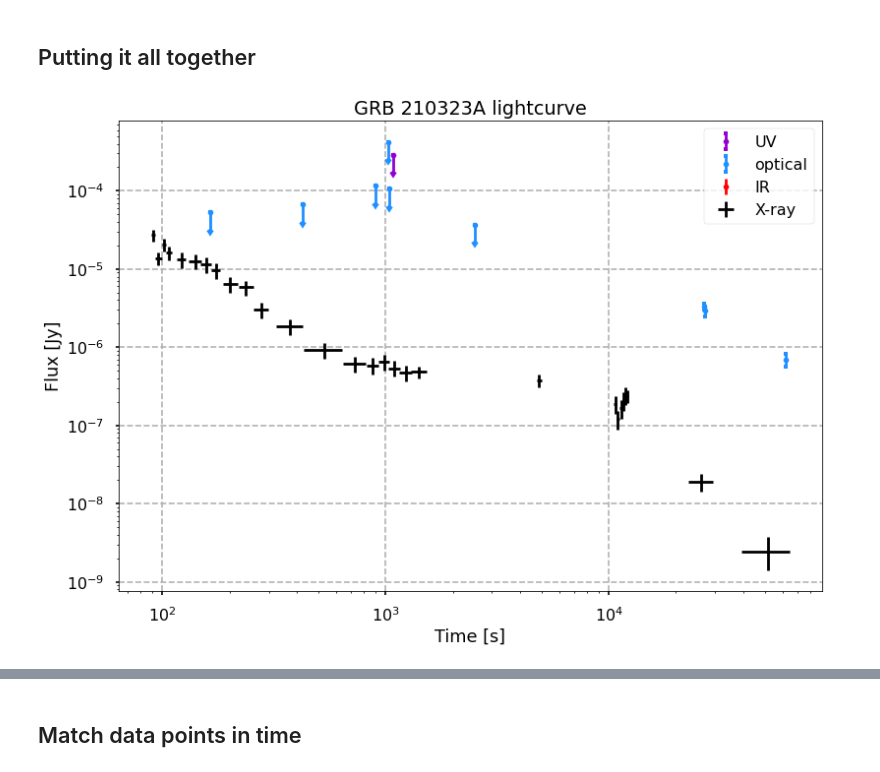
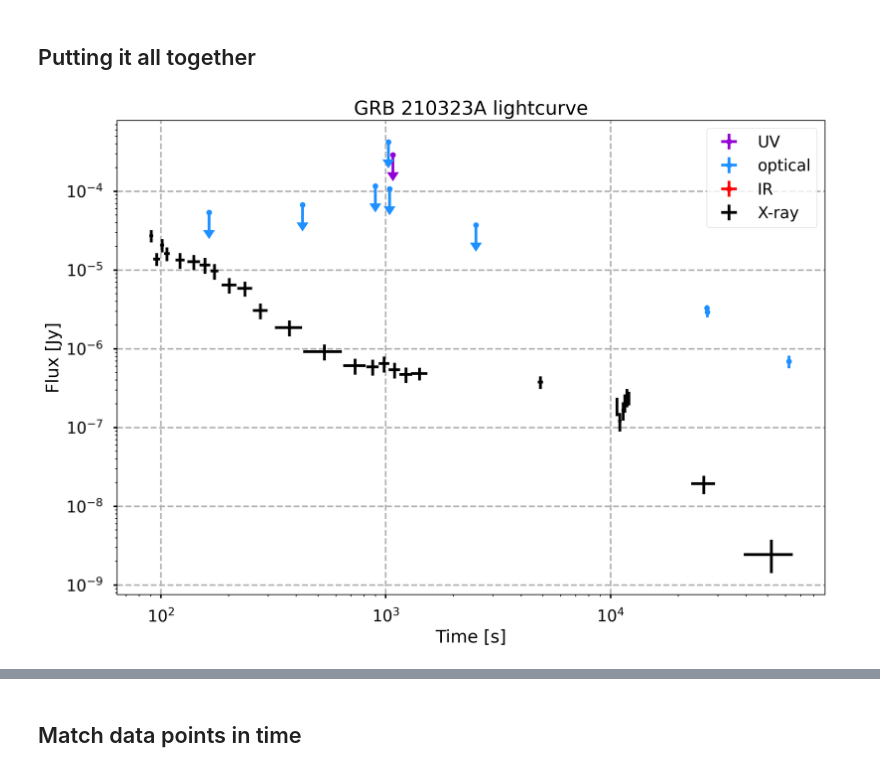
Before and after one commit to cgobat/dark-GRBs, a Jupyter notebook: analysis.ipynb, the cells around one changed output, grey strips where cells are left out. Cells and saved outputs as stored; diff of their text form; code cells hidden in the pictures.

```diff
--- a/analysis.ipynb
+++ b/analysis.ipynb
@@ -141,7 +141,7 @@ new_sGRBs
 # %%
 burst = "160624A"
 fluxdata = XRT_lightcurve(burst,swift)
-Gamma, Gammapos, Gammaneg = get_BetaX(burst,swift)
+Gamma = get_BetaX(burst,swift)
 # %% [output]
 Retrieved 160624A
 # %%
@@ -221,9 +221,9 @@ for i in xrt_data.index:
     grb_id = xrt_data.loc[i,"GRB"]
     if grb_id not in new_sGRBs["GRB"].values:
         continue
-    beta = AsymmetricUncertainty(float(new_sGRBs.loc[new_sGRBs["GRB"]==grb_id,"Beta_X"]),
-                                 float(new_sGRBs.loc[new_sGRBs["GRB"]==grb_id,"Beta_X_pos"]/1.645), # convert 90% conf to 1-sigma
-                                 float(new_sGRBs.loc[new_sGRBs["GRB"]==grb_id,"Beta_X_neg"]/1.645)) # convert 90% conf to 1-sigma
+    beta = AsymmetricUncertainty(float(sGRBs.loc[sGRBs["GRB"]==grb_id,"Beta_X"]),
+                                 float(sGRBs.loc[sGRBs["GRB"]==grb_id,"Beta_X_pos"]/1.645), # convert 90% conf to 1-sigma
+                                 float(sGRBs.loc[sGRBs["GRB"]==grb_id,"Beta_X_neg"]/1.645)) # convert 90% conf to 1-sigma
     B = beta.value
     Fx = AsymmetricUncertainty(xrt_data.loc[i,"Flux"], xrt_data.loc[i,"Fluxpos"], np.abs(xrt_data.loc[i,"Fluxneg"]))
     if B == 1:
@@ -241,12 +241,13 @@ for i in xrt_data.index:
     spectral_flux = AsymmetricUncertainty(result,pos_err,neg_err) # erg/s/cm^2/keV
     spectral_flux *= 1e23/241797944177033445 # convert to Jy
     xrt_data.loc[i,"SpecFlux"] = spectral_flux
-
-for i in XRayData.index: # now add David's old data in the same format
-    GRB = XRayData.loc[i,"GRB"][3:]
-    t = XRayData.loc[i,"Time"]
-    tpos = tneg = XRayData.loc[i,"Exposure"]/2
-    flux = XRayData.loc[i,"F_x"]/1000000 # uJy to Jy
-    fluxpos = fluxneg = XRayData.loc[i,"e_F_x"]/1000000
-    newrow = dict(zip(xrt_data.columns, [t,tpos,tneg,np.nan,np.nan,np.nan,GRB,AsymmetricUncertainty(flux,fluxpos,fluxneg)]))
-    xrt_data = xrt_data.append(newrow, ignore_index=True)
+# %%
+for i in XRayData.index[::-1]: # add David's old data in the same format
+    GRB = XRayData.loc[i,"GRB"][3:]
+    if GRB not in xrt_data["GRB"].tolist():
+        t = XRayData.loc[i,"Time"]
+        tpos = tneg = XRayData.loc[i,"Exposure"]/2
+        flux = XRayData.loc[i,"F_x"]/1000000 # uJy to Jy
+        fluxpos = fluxneg = XRayData.loc[i,"e_F_x"]/1000000
+        newrow = dict(zip(xrt_data.columns, [t,tpos,tneg,np.nan,np.nan,np.nan,GRB,AsymmetricUncertainty(flux,fluxpos,fluxneg)]))
+        xrt_data = xrt_data.append(newrow, ignore_index=True)
@@ -314,34 +333,33 @@ for i in OpticalData.index:
 # %%
 grb = "210323A"
 
-fig, ax = plt.subplots()
+fig, ax = plt.subplots(dpi=300)
 
 subset = all_optical.loc[(all_optical["GRB"]==grb)].copy()
 
 subset.loc[:,"band"] = ["UV" if band<3000 else "IR" if band>8000 else None if pd.isna(band) else "optical" for band in subset["λ_eff"]]
 colors = {"UV":"darkviolet","optical":"dodgerblue","IR":"red"}
 for band,color in colors.items():
     subsubset = subset[subset["band"]==band]
     neg_err = [0.4*flux.value if np.isinf(flux.minus) else flux.minus for flux in subsubset["Flux (Jy)"]]
     pos_err = [0.4*flux.value if np.isinf(flux.plus) else flux.plus for flux in subsubset["Flux (Jy)"]]
     ax.errorbar(subsubset["Time (s)"],[flux.value for flux in subsubset["Flux (Jy)"]],
-                marker=".",linestyle="",color=color,label=f"{band}",capthick=4,
-                yerr=np.array((neg_err,pos_err)),
+                fmt=".",color=color,label=f"{band}",capsize=6,xerr=1,yerr=np.array((neg_err,pos_err)),
                 uplims=[np.isinf(point.minus) for point in subsubset["Flux (Jy)"]],
                 lolims=[np.isinf(point.plus) for point in subsubset["Flux (Jy)"]])
 
 subset = xrt_data.loc[xrt_data["GRB"]==grb]
 neg_err = [0.4*flux.value if np.isinf(flux.minus) else flux.minus for flux in subset["SpecFlux"]]
 pos_err = [0.4*flux.value if np.isinf(flux.plus) else flux.plus for flux in subset["SpecFlux"]]
 ax.errorbar(subset.Time,[flux.value for flux in subset.SpecFlux],
                       xerr=np.array(subset.Tneg,subset.Tpos).T,yerr=np.array((neg_err,pos_err)),
                       linestyle="",capthick=0,color="k",label="X-ray")
 
 ax.set(xscale="log",yscale="log",xlabel="Time [s]",ylabel=f"Flux [Jy]",title=f"GRB {grb} lightcurve")
 ax.legend()
 ax.grid(linestyle="--")
 # %% [output]
-[figure, old version]
+[figure, new version]
 # %%
 display(all_optical)
 display(xrt_data)
```
Also changed, not shown: parts of 15 cells of this notebook, 1 other file.
